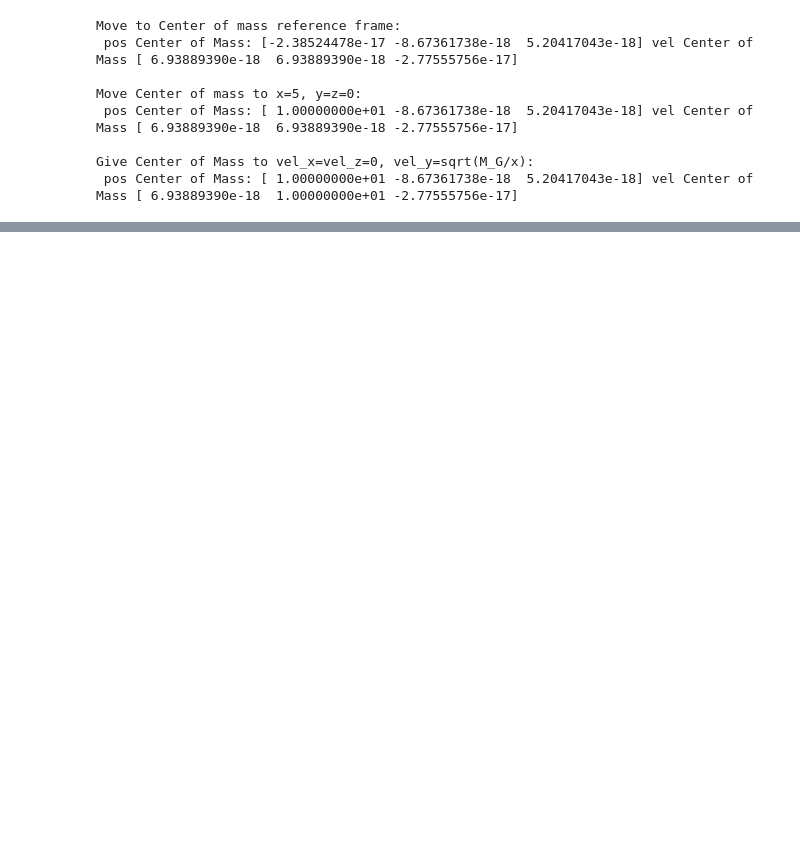
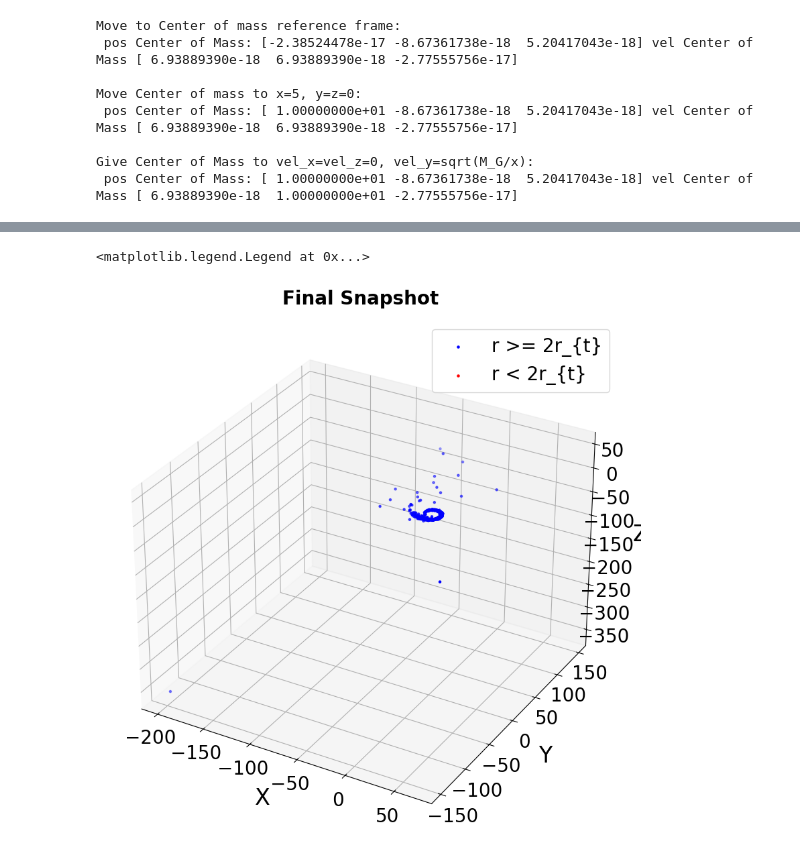
Before and after one commit to Berto70/pod_compastro23, a Jupyter notebook: project/project_v1.ipynb, the cells around one changed output, grey strips where cells are left out. Cells and saved outputs as stored; diff of their text form; code cells hidden in the pictures; blank space fills up the shorter version.

```diff
--- a/project/project_v1.ipynb
+++ b/project/project_v1.ipynb
@@ -147,3 +178,25 @@ IndexError: index 316 is out of bounds for axis 0 with size 316
+# %%
+from mpl_toolkits.mplot3d import Axes3D
+import matplotlib.pyplot as plt
+
+# plt.ioff()
+fig = plt.figure(figsize=(10, 10))
+ax = fig.add_subplot(111, projection='3d')
+
+# Scatter plot for each category
+ax.scatter(pos_array[-1, flag_array[-1] == 0, 0], pos_array[-1, flag_array[-1] == 0, 1], pos_array[-1, flag_array[-1] == 0, 2], color='blue', s=5, label='r >= 2r_{t}')
+ax.scatter(pos_array[-1, flag_array[-1] != 0, 0], pos_array[-1, flag_array[-1] != 0, 1], pos_array[-1, flag_array[-1] != 0, 2], color='red', s=5, label='r < 2r_{t}')
+
+ax.set_xlabel('X')
+ax.set_ylabel('Y')
+ax.set_zlabel('Z')
+ax.set_title('Final Snapshot')
+ax.legend()
+
+# plt.show()
+# %% [output]
+<matplotlib.legend.Legend at 0x...>
+[figure, added]
 # %%
 ### downsampling
 m = 1
```
Also changed, not shown: parts of 6 cells of this notebook.
